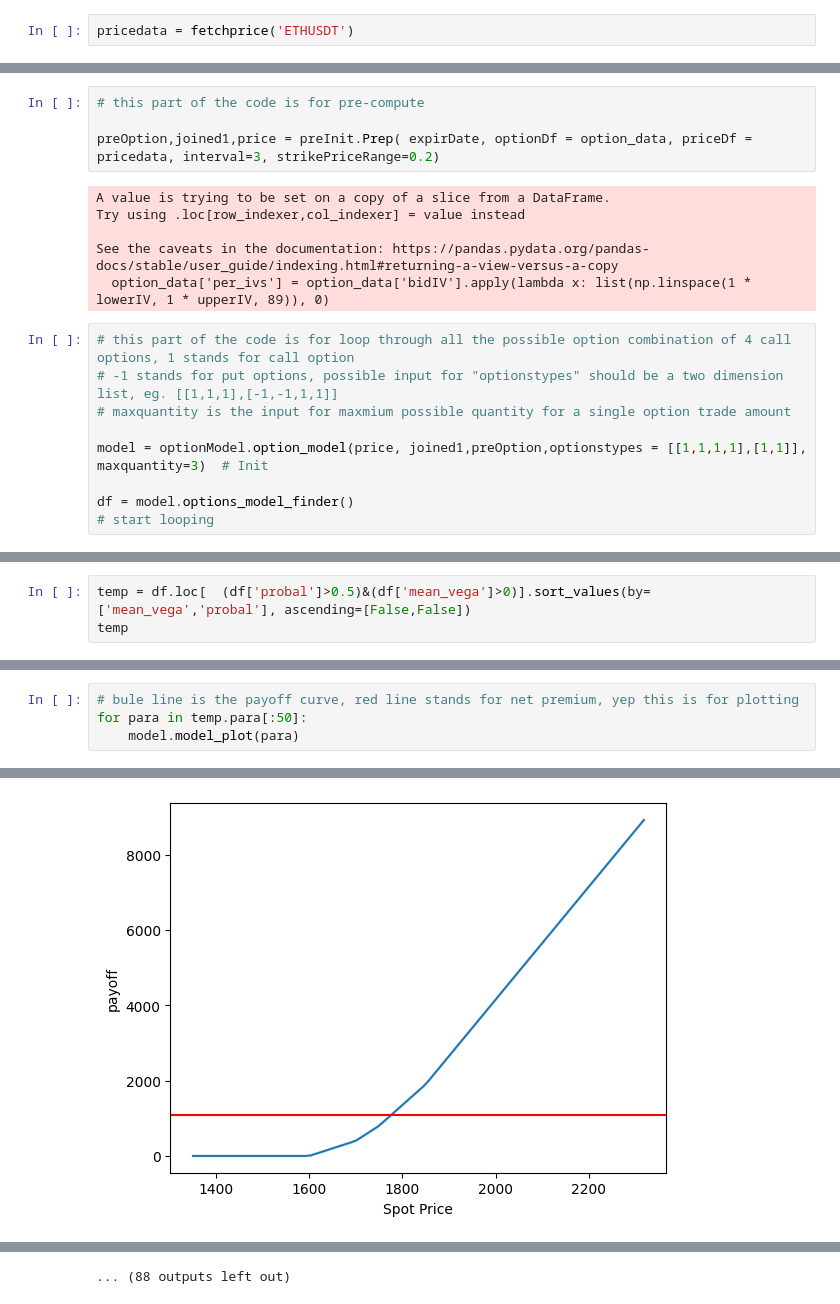
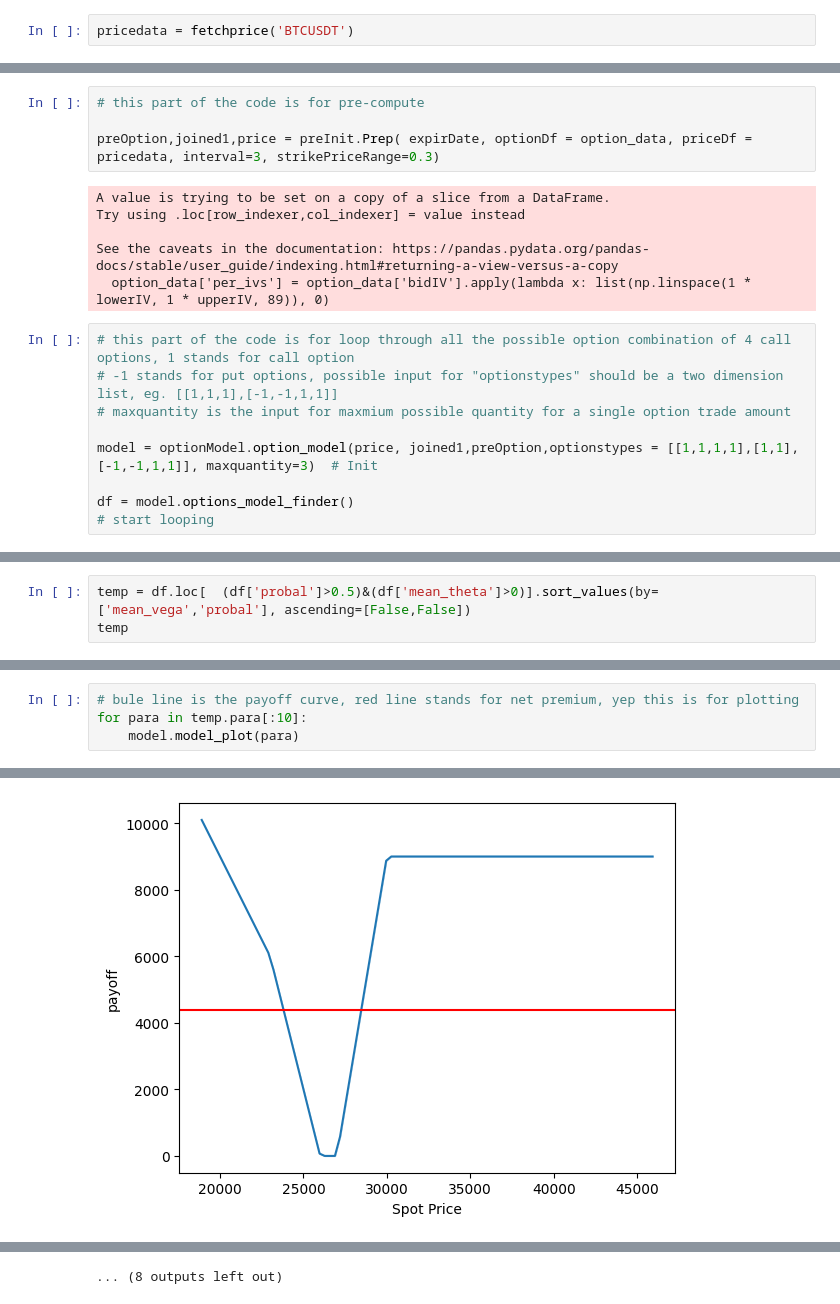
Before and after one commit to 556isback/optionCombo, a Jupyter notebook: example/example.ipynb, the cells around one changed output, grey strips where cells are left out. Saved outputs shown, nothing was run; the diff lists cells and outputs as text.

```diff
--- a/example/example.ipynb
+++ b/example/example.ipynb
@@ -139,7 +139,7 @@ def fetchprice(symbol,exchange = 'binance'):
     df["volume"] = pd.to_numeric(df["volume"])
     return df
 # %%
-pricedata = fetchprice('ETHUSDT')
+pricedata = fetchprice('BTCUSDT')
 # %%
 # this is what the price Dataframe should look like
 pricedata
@@ -160,7 +160,7 @@ pricedata
 # %%
 # this part of the code is for pre-compute
 
-preOption,joined1,price = preInit.Prep( expirDate, optionDf = option_data, priceDf = pricedata, interval=3, strikePriceRange=0.2)
+preOption,joined1,price = preInit.Prep( expirDate, optionDf = option_data, priceDf = pricedata, interval=3, strikePriceRange=0.3)
 # %% [output]
 A value is trying to be set on a copy of a slice from a DataFrame.
 Try using .loc[row_indexer,col_indexer] = value instead
@@ -172,7 +172,7 @@ See the caveats in the documentation: https://pandas.pydata.org/pandas-docs/stab
 # -1 stands for put options, possible input for "optionstypes" should be a two dimension list, eg. [[1,1,1],[-1,-1,1,1]]
 # maxquantity is the input for maxmium possible quantity for a single option trade amount
 
-model = optionModel.option_model(price, joined1,preOption,optionstypes = [[1,1,1,1],[1,1]], maxquantity=3)  # Init
+model = optionModel.option_model(price, joined1,preOption,optionstypes = [[1,1,1,1],[1,1],[-1,-1,1,1]], maxquantity=3)  # Init
 
 df = model.options_model_finder()                                                                           # start looping
 # %%
@@ -195,5 +195,5 @@ df
 # %%
-temp = df.loc[  (df['probal']>0.5)&(df['mean_vega']>0)].sort_values(by=['mean_vega','probal'], ascending=[False,False])
+temp = df.loc[  (df['probal']>0.5)&(df['mean_theta']>0)].sort_values(by=['mean_vega','probal'], ascending=[False,False])
 temp
 # %% [output]
 |  | para | stra | loss | probal | RR | wv | wp | bv | bp | delta_starting | ... |
@@ -212,5 +212,5 @@ temp
 # %%
 # bule line is the payoff curve, red line stands for net premium, yep this is for plotting
-for para in temp.para[:50]:
+for para in temp.para[:10]:
     model.model_plot(para)
 # %% [output]
@@ -233 +233 @@ min thetas -33.642075742316536
-[figure, old version]
+[figure, new version]
@@ -313 +313 @@ min thetas -32.09106386957759
-... (88 outputs left out)
+... (8 outputs left out)
```
Also changed, not shown: parts of 8 cells of this notebook.
